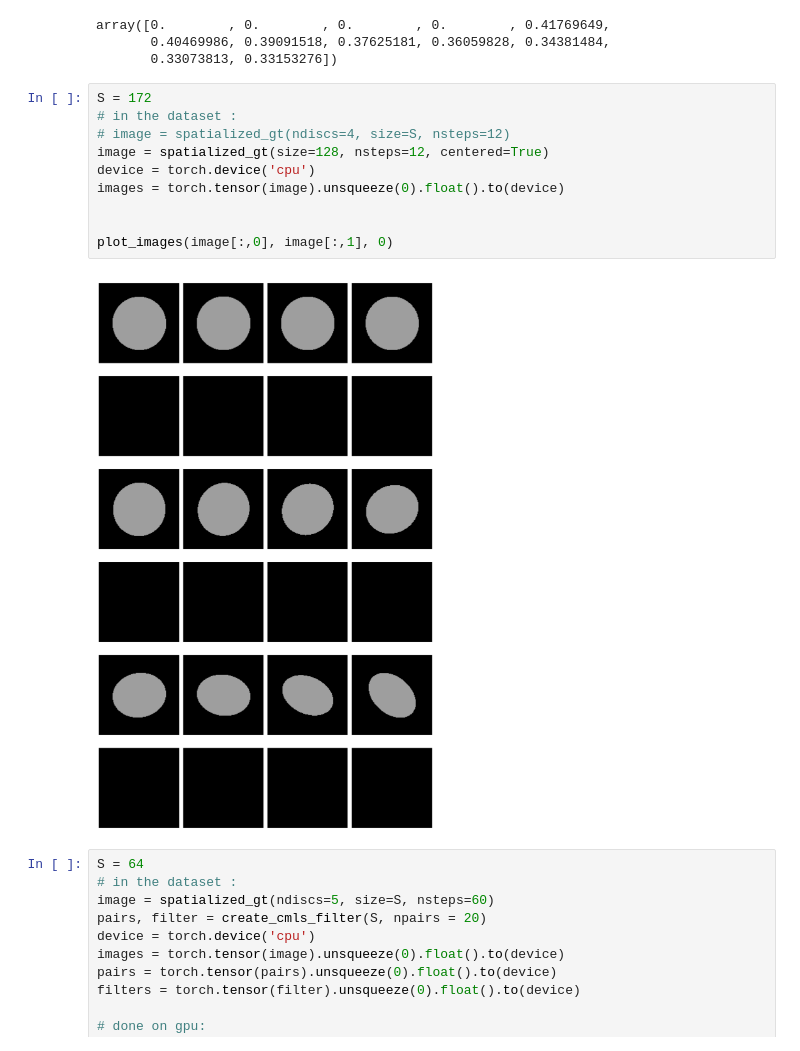
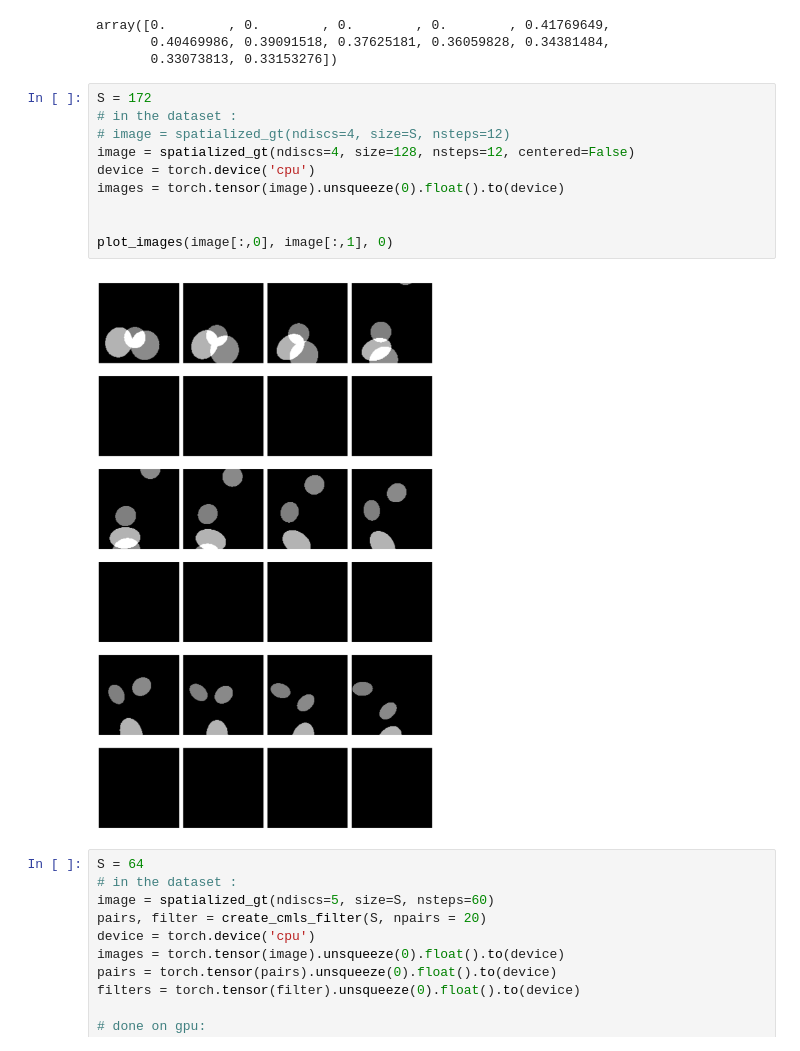
Before and after one commit to nanopiero/spatialisation_grele, a Jupyter notebook: presentation.ipynb, the cells around one changed output. Cells and saved outputs as stored; diff of their text form.

```diff
--- a/presentation.ipynb
+++ b/presentation.ipynb
@@ -510,15 +499,15 @@ array([0.        , 0.        , 0.        , 0.        , 0.41769649,
 # %%
 S = 172
 # in the dataset :
 # image = spatialized_gt(ndiscs=4, size=S, nsteps=12)
-image = spatialized_gt(size=128, nsteps=12, centered=True)
+image = spatialized_gt(ndiscs=4, size=128, nsteps=12, centered=False)
 device = torch.device('cpu')
 images = torch.tensor(image).unsqueeze(0).float().to(device)
 
 
 plot_images(image[:,0], image[:,1], 0)
 # %% [output]
-[figure, old version]
+[figure, new version]
 # %%
 S = 64
 # in the dataset :
```
Also changed, not shown: parts of 1 cell of this notebook.
